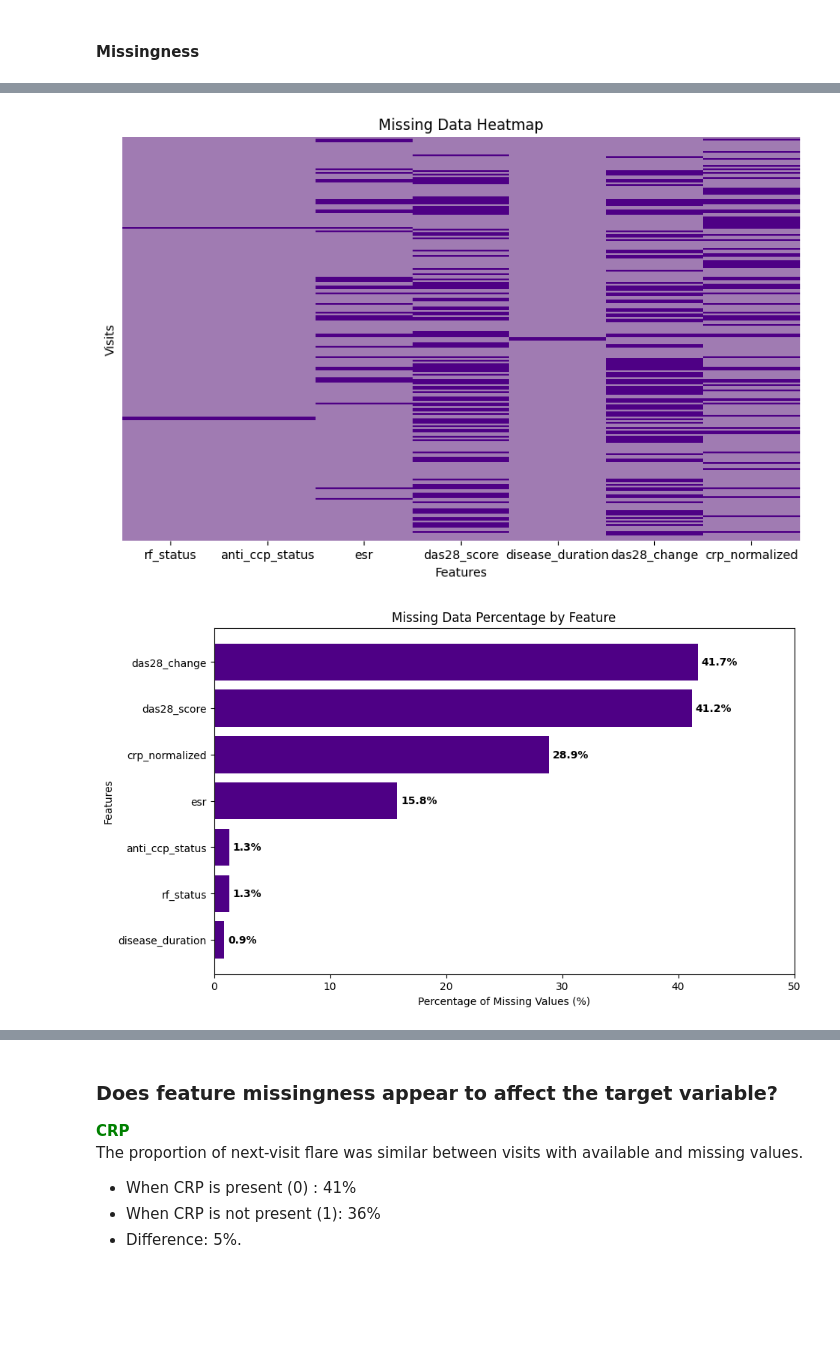
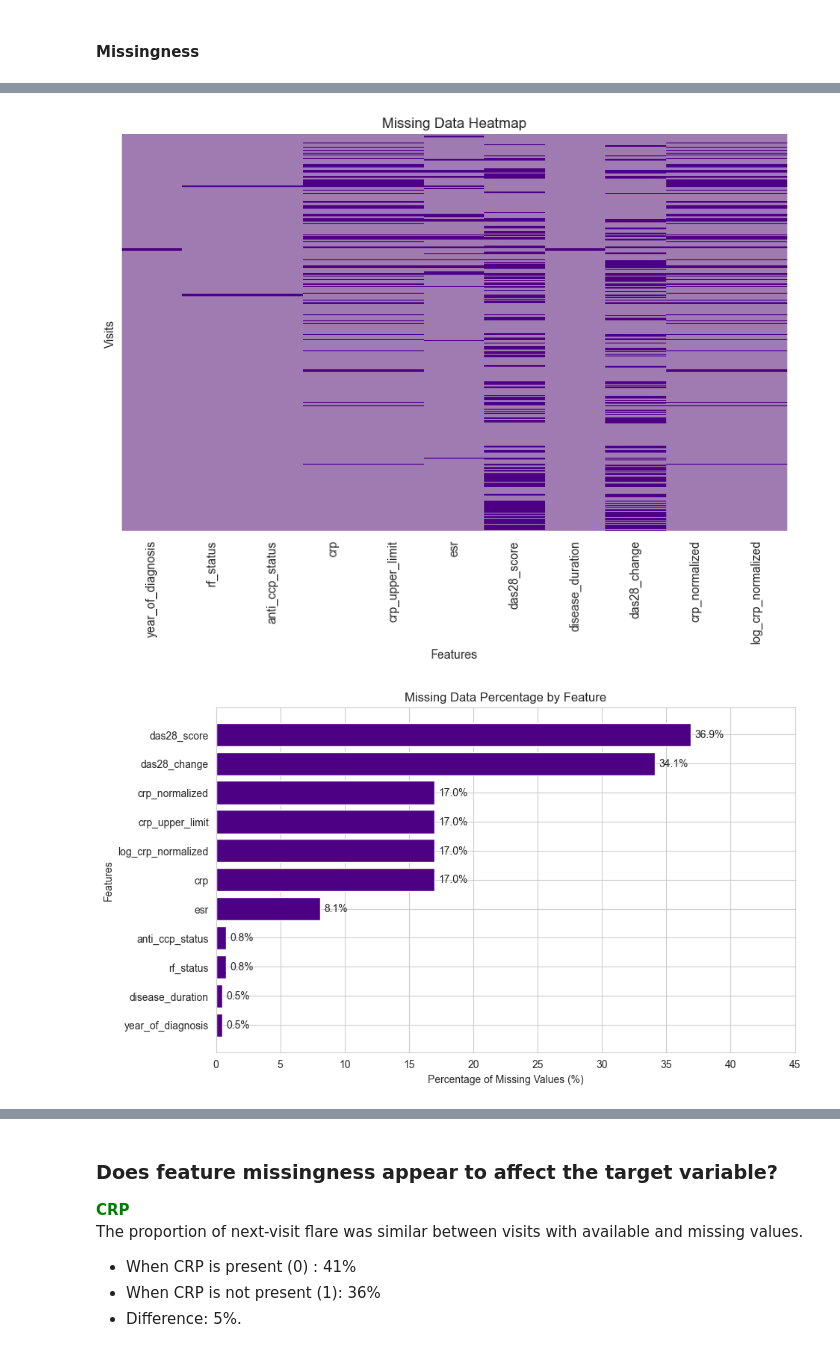
Before and after one commit to konnatzeik/Master_Thesis, a Jupyter notebook: notebooks/01_EDA.ipynb, the cells around one changed output, grey strips where cells are left out. Saved outputs shown, nothing was run; the diff lists cells and outputs as text; code cells hidden in the pictures; blank space fills up the shorter version.

```diff
--- a/notebooks/01_EDA.ipynb
+++ b/notebooks/01_EDA.ipynb
@@ -5,6 +5,8 @@ The goal of this notebook is to
 import pandas as pd
 import seaborn as sns
 import matplotlib.pyplot as plt
+from matplotlib.patches import Rectangle
+from scipy.stats import chi2_contingency
 import sys
 import os
 import numpy as np
@@ -22,5 +24,8 @@ output_path = r"../data/RA_dataset_cleaned.csv"
 
 df_cleaned=preprocess_data(file_path)
 df_cleaned.to_csv(output_path, index=False)
+
+%matplotlib inline
+sns.set_style("whitegrid")
 # %% [output]
 Dropping columns with > 50% missing values: smoking, tjc_28, sjc_28, vas
@@ -163,19 +240,19 @@ missing_table[missing_table['missing_percentage'] > 0]
 # %%
 #Missingness Visualization
 from matplotlib.colors import ListedColormap
 cmap = ListedColormap(["#A07BB2FF", "#4e0085"])
 
 
 #Heatmap of missing values
-missing_cols = df_eda.columns[df_eda.isnull().any()]
+missing_cols = df_cleaned.columns[df_cleaned.isnull().any()]
 plt.figure(figsize=(10, 6))
-sns.heatmap(df_eda[missing_cols].isnull(), cbar=False, cmap=cmap, yticklabels=False)
+sns.heatmap(df_cleaned[missing_cols].isnull(), cbar=False, cmap=cmap, yticklabels=False)
 plt.title('Missing Data Heatmap')
 plt.xlabel('Features')
 plt.ylabel('Visits')
 plt.show()
 # %% [output]
-[figure, old version]
+[figure, new version]
 # %%
 #Barplot of missing values
 missing_plot = (missing_table[missing_table['missing_percentage'] > 0]
@@ -192,14 +269,14 @@ for p in graph:
         y,
         f"{width:.1f}%",
         va="center",
-        weight="bold"
+
     )
 
 plt.title('Missing Data Percentage by Feature')
 plt.xlabel('Percentage of Missing Values (%)')
 plt.ylabel('Features')
-plt.xlim(0, 50)
+plt.xlim(0, 45)
 plt.show()
 # %% [output]
-[figure, old version]
+[figure, new version]
 # %%
```
Also changed, not shown: parts of 94 cells of this notebook.
